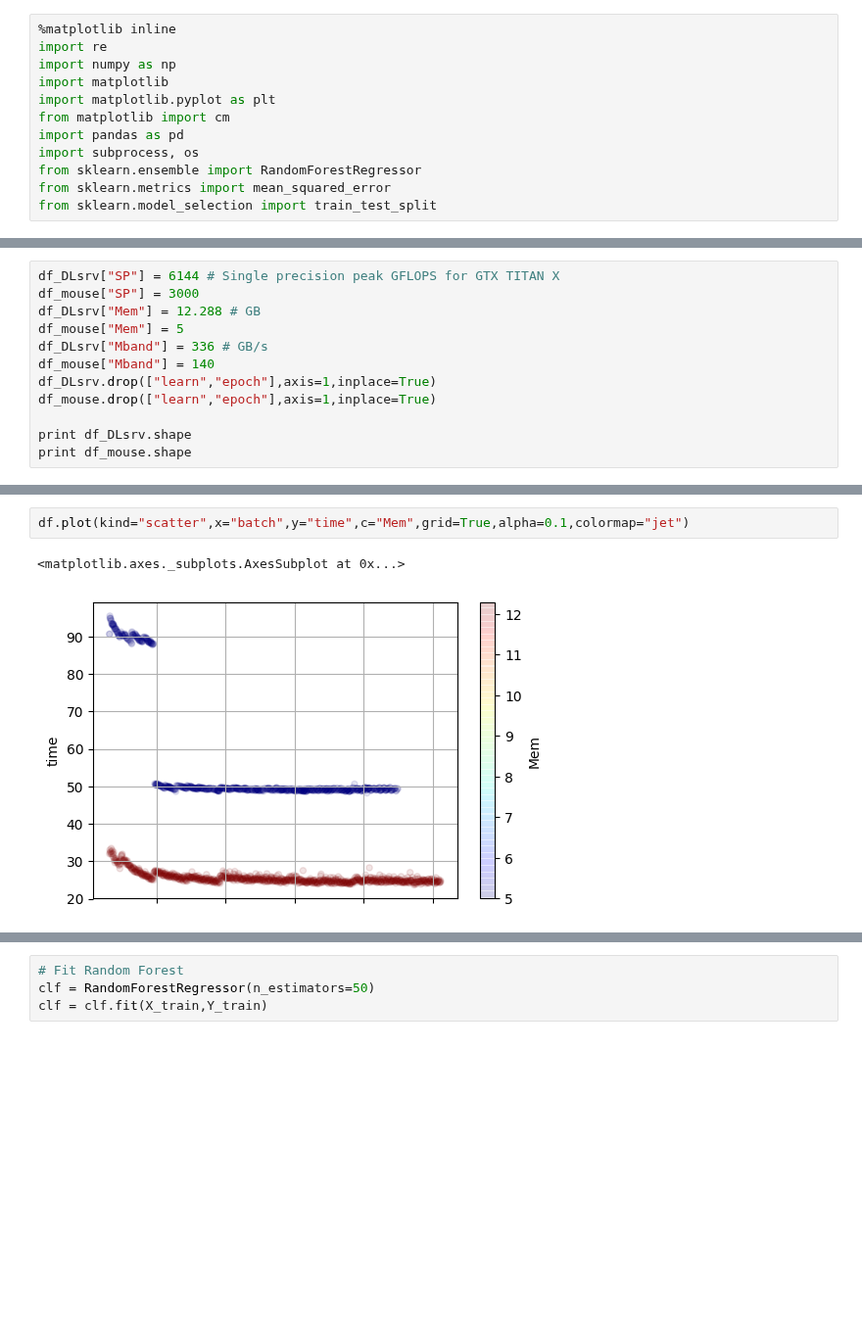
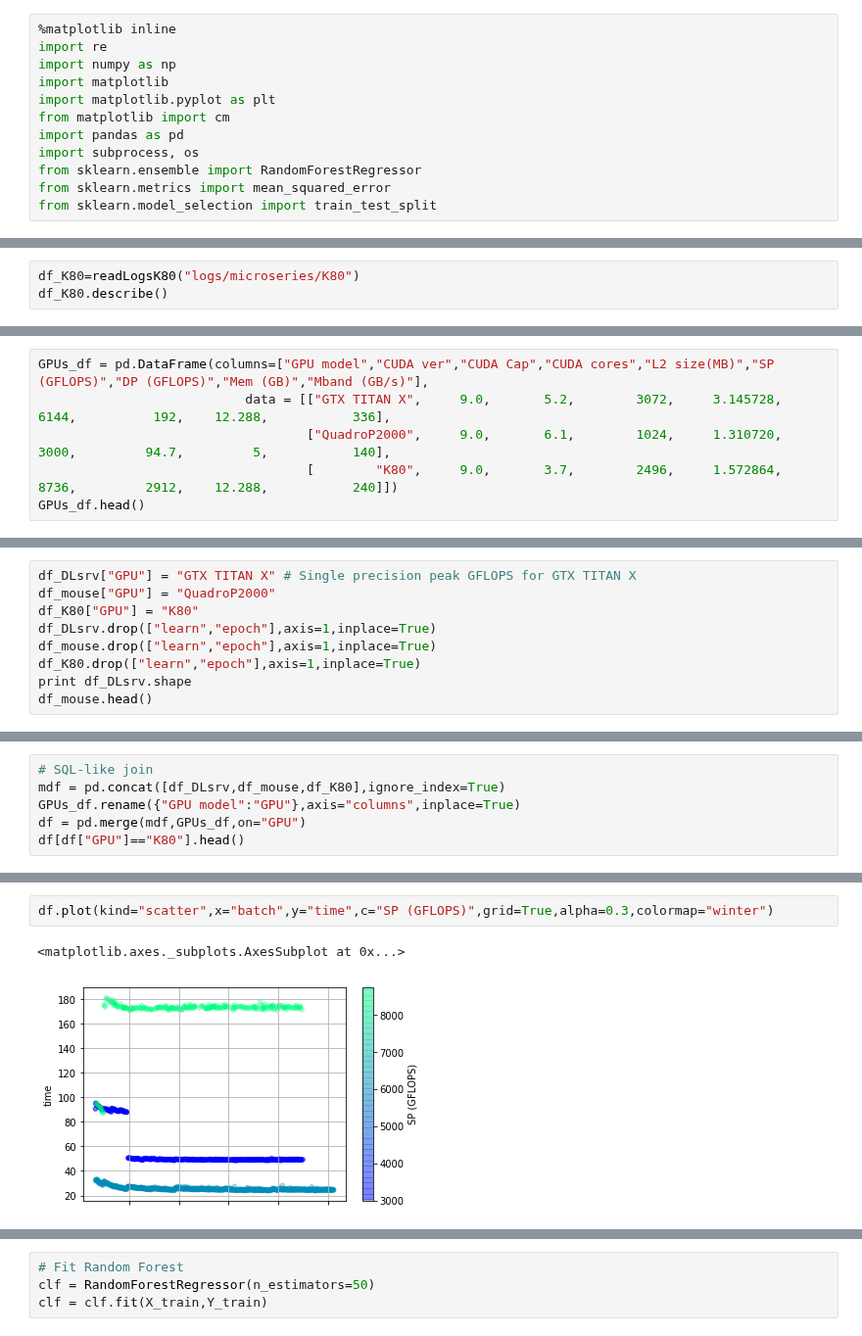
Before and after one commit to pyotr777/mlbenchmarks, a Jupyter notebook: Chainer/microseries_predict_time_multiplatforms.ipynb, the cells around one changed output, grey strips where cells are left out. Shown at 98% size. Cells and saved outputs as stored; diff of their text form; blank space fills up the shorter version.

Commit message:
Fixed K80 logs (batch size and learning rate inside log files are incorrect).

```diff
--- a/Chainer/microseries_predict_time_multiplatforms.ipynb
+++ b/Chainer/microseries_predict_time_multiplatforms.ipynb
@@ -87,0 +166,3 @@ df_mouse.head()
+# %%
+df_K80=readLogsK80("logs/microseries/K80")
+df_K80.describe()
@@ -93,0 +192,6 @@ print df_mouse.shape
+# %%
+GPUs_df = pd.DataFrame(columns=["GPU model","CUDA ver","CUDA Cap","CUDA cores","L2 size(MB)","SP (GFLOPS)","DP (GFLOPS)","Mem (GB)","Mband (GB/s)"],
+                           data = [["GTX TITAN X",     9.0,       5.2,        3072,     3.145728,         6144,          192,    12.288,           336],
+                                   ["QuadroP2000",     9.0,       6.1,        1024,     1.310720,         3000,         94.7,         5,           140],
+                                   [        "K80",     9.0,       3.7,        2496,     1.572864,         8736,         2912,    12.288,           240]])
+GPUs_df.head()
@@ -94,13 +203,10 @@ print df_mouse.shape
 # %%
-df_DLsrv["SP"] = 6144 # Single precision peak GFLOPS for GTX TITAN X
-df_mouse["SP"] = 3000
-df_DLsrv["Mem"] = 12.288 # GB
-df_mouse["Mem"] = 5
-df_DLsrv["Mband"] = 336 # GB/s
-df_mouse["Mband"] = 140
+df_DLsrv["GPU"] = "GTX TITAN X" # Single precision peak GFLOPS for GTX TITAN X
+df_mouse["GPU"] = "QuadroP2000"
+df_K80["GPU"] = "K80"
 df_DLsrv.drop(["learn","epoch"],axis=1,inplace=True)
 df_mouse.drop(["learn","epoch"],axis=1,inplace=True)
-
+df_K80.drop(["learn","epoch"],axis=1,inplace=True)
 print df_DLsrv.shape
-print df_mouse.shape
+df_mouse.head()
 # %% [output]
@@ -136,0 +229,6 @@ df.head()
+# %%
+# SQL-like join
+mdf = pd.concat([df_DLsrv,df_mouse,df_K80],ignore_index=True)
+GPUs_df.rename({"GPU model":"GPU"},axis="columns",inplace=True)
+df = pd.merge(mdf,GPUs_df,on="GPU")
+df[df["GPU"]=="K80"].head()
@@ -137,6 +242,6 @@ df.head()
 # %%
-df.plot(kind="scatter",x="batch",y="time",c="Mem",grid=True,alpha=0.1,colormap="jet")
+df.plot(kind="scatter",x="batch",y="time",c="SP (GFLOPS)",grid=True,alpha=0.3,colormap="winter")
 # %% [output]
 <matplotlib.axes._subplots.AxesSubplot at 0x...>
-[figure, old version]
+[figure, new version]
 # %%
```
Also changed, not shown: parts of 28 cells of this notebook.
